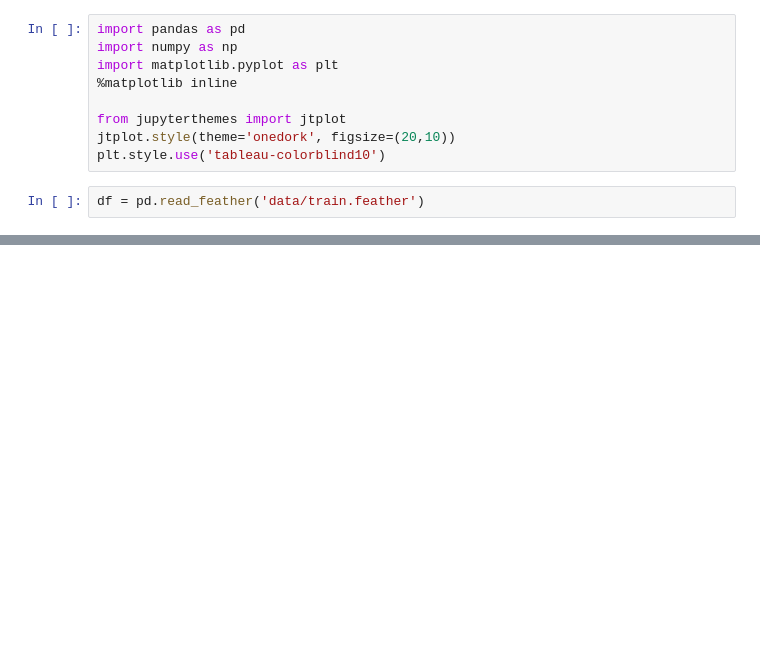
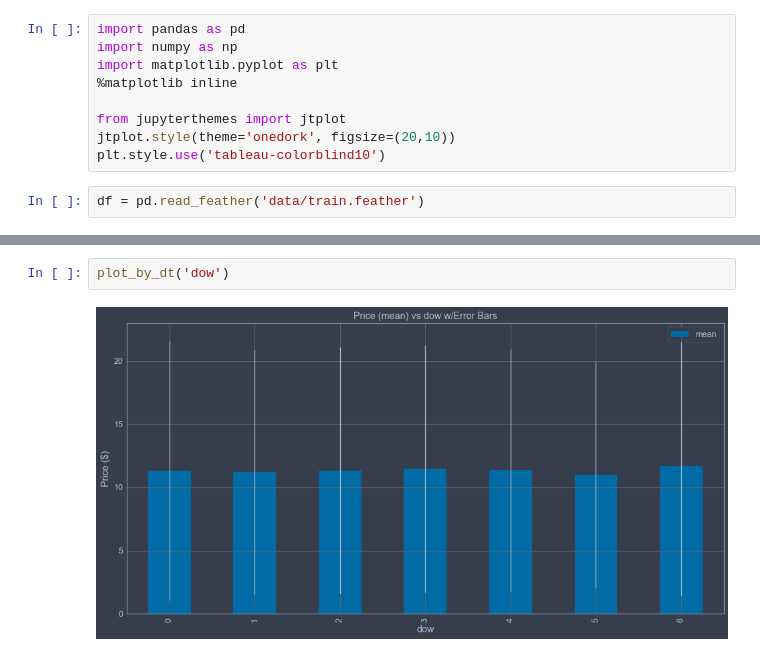
Before and after one commit to ziggyzacks/kaggle, a Jupyter notebook: taxi-fares/explore.ipynb, the cells around one changed output, grey strips where cells are left out. Drawn from its saved outputs; the diff is of its cells as text; blank space fills up the shorter version.

```diff
--- a/taxi-fares/explore.ipynb
+++ b/taxi-fares/explore.ipynb
@@ -46,0 +79,4 @@ for scale, aggs in reversed(list(grouped.items())):
+# %%
+plot_by_dt('dow')
+# %% [output]
+[figure, added]
```
Also changed, not shown: parts of 7 cells of this notebook.
